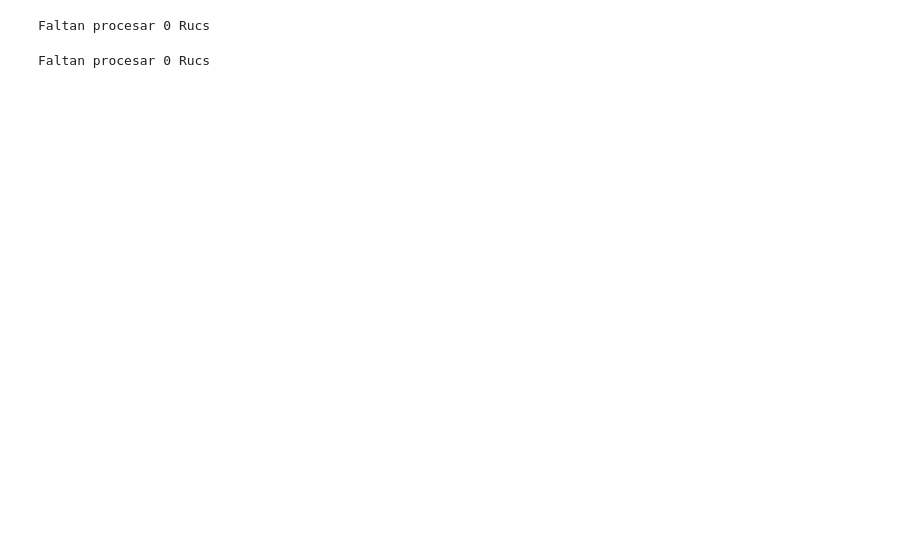
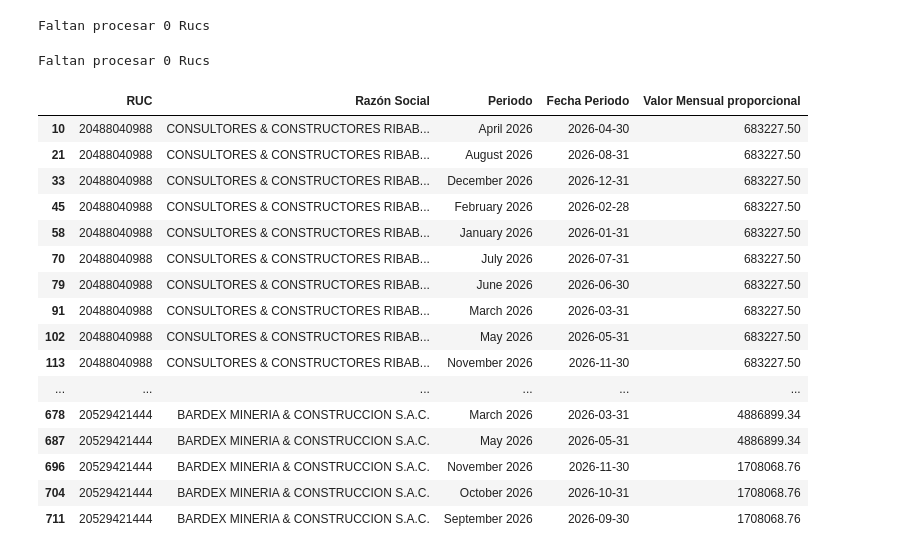
Before and after one commit to EGholgado/StremliteContractos, a Jupyter notebook: Oece.ipynb, the cells around one changed output. Saved outputs shown, nothing was run; the diff lists cells and outputs as text; code cells hidden in the pictures; blank space fills up the shorter version.

```diff
--- a/Oece.ipynb
+++ b/Oece.ipynb
@@ -17,3 +17,12 @@ from selenium.webdriver.support.ui import Select
 from selenium.webdriver.support.ui import WebDriverWait
 from selenium.common.exceptions import TimeoutException
 from selenium.webdriver.support import expected_conditions as EC
+# %%
+archivos = ["Consolidado.parquet", "DataMensualContrato.parquet"]
+
+for archivo in archivos:
+    if os.path.exists(archivo):
+        os.remove(archivo)
+        print(f"Archivo {archivo} eliminado correctamente.")
+    else:
+        print(f"El archivo {archivo} no existe.")
@@ -56,7 +68,7 @@ for index, row in Rucs.iterrows():
     nombre_archivo = f'procesado_{ruc}.html'
     ruta_archivo = os.path.join(rutaOesce, nombre_archivo)
 
-    with open(rutaOesce, 'w', encoding='utf-8') as f:
+    with open(ruta_archivo, 'w', encoding='utf-8') as f:
         f.write(html_completo)
 
     with open(archivo_procesados, 'a', encoding='utf-8') as f:
@@ -353,3 +363,23 @@ df_resumen = df_mensual.groupby(
 
 df_resumen['Valor Mensual proporcional'] = df_resumen['Valor Mensual proporcional'].fillna(0)
 df_resumen.to_parquet("DataMensualContrato.parquet", index=False)
+# %%
+df_resumen[df_resumen['Periodo'].str.contains("2026")]
+# %% [output]
+|  | RUC | Razón Social | Periodo | Fecha Periodo | Valor Mensual proporcional |
+| 10 | 20488040988 | CONSULTORES & CONSTRUCTORES RIBAB... | April 2026 | 2026-04-30 | 683227.50 |
+| 21 | 20488040988 | CONSULTORES & CONSTRUCTORES RIBAB... | August 2026 | 2026-08-31 | 683227.50 |
+| 33 | 20488040988 | CONSULTORES & CONSTRUCTORES RIBAB... | December 2026 | 2026-12-31 | 683227.50 |
+| 45 | 20488040988 | CONSULTORES & CONSTRUCTORES RIBAB... | February 2026 | 2026-02-28 | 683227.50 |
+| 58 | 20488040988 | CONSULTORES & CONSTRUCTORES RIBAB... | January 2026 | 2026-01-31 | 683227.50 |
+| 70 | 20488040988 | CONSULTORES & CONSTRUCTORES RIBAB... | July 2026 | 2026-07-31 | 683227.50 |
+| 79 | 20488040988 | CONSULTORES & CONSTRUCTORES RIBAB... | June 2026 | 2026-06-30 | 683227.50 |
+| 91 | 20488040988 | CONSULTORES & CONSTRUCTORES RIBAB... | March 2026 | 2026-03-31 | 683227.50 |
+| 102 | 20488040988 | CONSULTORES & CONSTRUCTORES RIBAB... | May 2026 | 2026-05-31 | 683227.50 |
+| 113 | 20488040988 | CONSULTORES & CONSTRUCTORES RIBAB... | November 2026 | 2026-11-30 | 683227.50 |
+| ... | ... | ... | ... | ... | ... |
+| 678 | 20529421444 | BARDEX MINERIA & CONSTRUCCION S.A.C. | March 2026 | 2026-03-31 | 4886899.34 |
+| 687 | 20529421444 | BARDEX MINERIA & CONSTRUCCION S.A.C. | May 2026 | 2026-05-31 | 4886899.34 |
+| 696 | 20529421444 | BARDEX MINERIA & CONSTRUCCION S.A.C. | November 2026 | 2026-11-30 | 1708068.76 |
+| 704 | 20529421444 | BARDEX MINERIA & CONSTRUCCION S.A.C. | October 2026 | 2026-10-31 | 1708068.76 |
+| 711 | 20529421444 | BARDEX MINERIA & CONSTRUCCION S.A.C. | September 2026 | 2026-09-30 | 1708068.76 |
```
Also changed, not shown: parts of 2 cells of this notebook, 2 other files.
